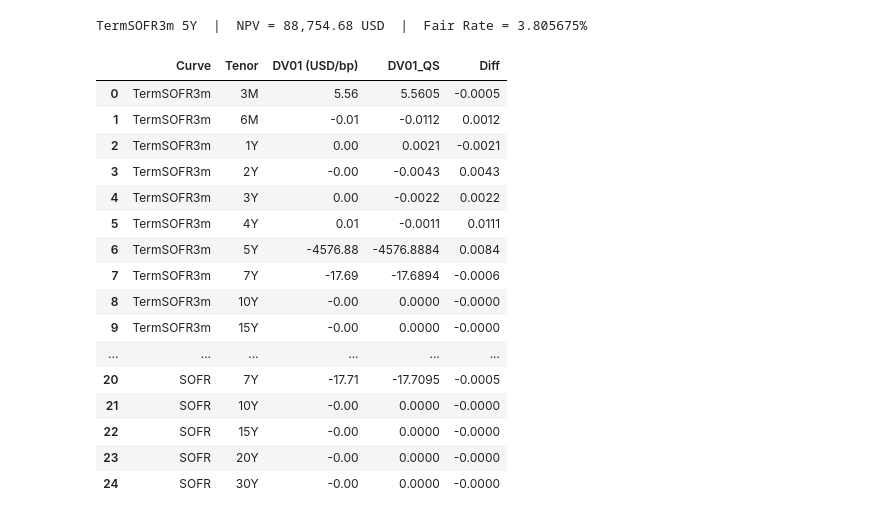
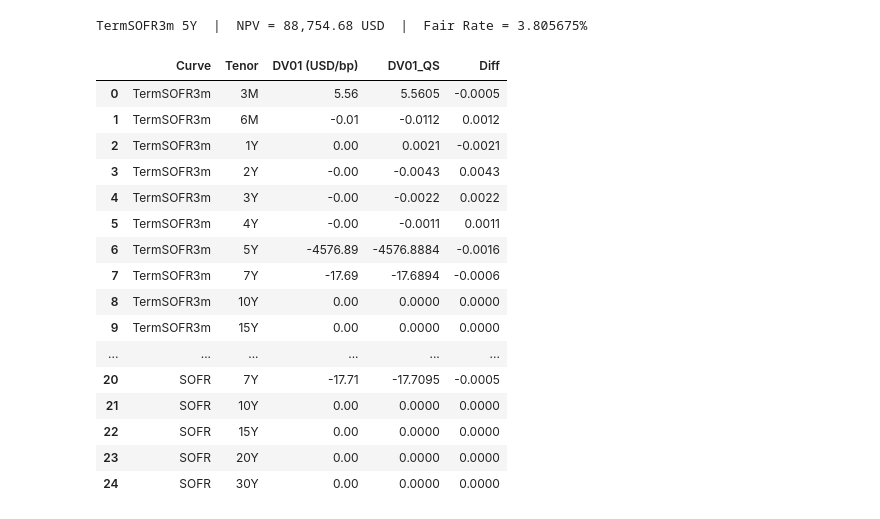
Before and after one commit to jmelo11/quantsupport, a Jupyter notebook: examples/sensitivity/bechmark/sensitivity.ipynb, the cells around one changed output. Cells and saved outputs as stored; diff of their text form; code cells hidden in the pictures.

```diff
--- a/examples/sensitivity/bechmark/sensitivity.ipynb
+++ b/examples/sensitivity/bechmark/sensitivity.ipynb
@@ -176,14 +202,16 @@ SOFR OIS 5Y  |  NPV = 342.60 USD  |  Fair Rate = 3.779250%
 sofr_tenors  = ["1D","3M","6M","1Y","2Y","3Y","4Y","5Y","7Y","10Y","15Y","20Y","30Y"]
 sofr_quotes  = curves['SOFR']['quotes']
 bump = 1e-4
-base_npv = sofr_swap.NPV()
 sofr_swap_rows = []
 for tenor, q in zip(sofr_tenors, sofr_quotes):
     rq = q['rate']
     orig = rq.value()
     rq.setValue(orig + bump)
-    dv01 = sofr_swap.NPV() - base_npv
+    v_up = sofr_swap.NPV()
+    rq.setValue(orig - bump)
+    v_down = sofr_swap.NPV()
     rq.setValue(orig)
+    dv01 = (v_up - v_down) / 2
     sofr_swap_rows.append({"Curve": "SOFR", "Tenor": tenor, "Quote": round(orig, 6), "DV01 (USD/bp)": round(dv01, 2)})
 compare_sensitivities(sofr_swap_rows, "SOFR OIS 5Y Swap")
 # %% [output]
@@ -214,47 +242,52 @@ TermSOFR3m 5Y  |  NPV = 88,754.68 USD  |  Fair Rate = 3.805675%
 # %%
 ts3m_tenors  = ["3M","6M","1Y","2Y","3Y","4Y","5Y","7Y","10Y","15Y","20Y","30Y"]
 ts3m_quotes  = curves['TermSOFR3m']['quotes']
-base_npv_ts  = ts3m_swap.NPV()
 
 ts3m_swap_rows = []
 
 # Bump TermSOFR3m (forecast curve)
 for tenor, q in zip(ts3m_tenors, ts3m_quotes):
     rq = q.get('spread', q.get('rate'))
     orig = rq.value()
     rq.setValue(orig + bump)
-    dv01 = ts3m_swap.NPV() - base_npv_ts
+    v_up = ts3m_swap.NPV()
+    rq.setValue(orig - bump)
+    v_down = ts3m_swap.NPV()
     rq.setValue(orig)
+    dv01 = (v_up - v_down) / 2
     ts3m_swap_rows.append({"Curve": "TermSOFR3m", "Tenor": tenor, "DV01 (USD/bp)": round(dv01, 2)})
 
 # Bump SOFR (discount curve)
 for tenor, q in zip(sofr_tenors, sofr_quotes):
     rq = q['rate']
     orig = rq.value()
     rq.setValue(orig + bump)
-    dv01 = ts3m_swap.NPV() - base_npv_ts
+    v_up = ts3m_swap.NPV()
+    rq.setValue(orig - bump)
+    v_down = ts3m_swap.NPV()
     rq.setValue(orig)
+    dv01 = (v_up - v_down) / 2
     ts3m_swap_rows.append({"Curve": "SOFR", "Tenor": tenor, "DV01 (USD/bp)": round(dv01, 2)})
 
 compare_sensitivities(ts3m_swap_rows, "TermSOFR3m 5Y Swap")
 # %% [output]
 |  | Curve | Tenor | DV01 (USD/bp) | DV01_QS | Diff |
 | 0 | TermSOFR3m | 3M | 5.56 | 5.5605 | -0.0005 |
 | 1 | TermSOFR3m | 6M | -0.01 | -0.0112 | 0.0012 |
 | 2 | TermSOFR3m | 1Y | 0.00 | 0.0021 | -0.0021 |
 | 3 | TermSOFR3m | 2Y | -0.00 | -0.0043 | 0.0043 |
-| 4 | TermSOFR3m | 3Y | 0.00 | -0.0022 | 0.0022 |
-| 5 | TermSOFR3m | 4Y | 0.01 | -0.0011 | 0.0111 |
-| 6 | TermSOFR3m | 5Y | -4576.88 | -4576.8884 | 0.0084 |
+| 4 | TermSOFR3m | 3Y | -0.00 | -0.0022 | 0.0022 |
+| 5 | TermSOFR3m | 4Y | -0.00 | -0.0011 | 0.0011 |
+| 6 | TermSOFR3m | 5Y | -4576.89 | -4576.8884 | -0.0016 |
 | 7 | TermSOFR3m | 7Y | -17.69 | -17.6894 | -0.0006 |
-| 8 | TermSOFR3m | 10Y | -0.00 | 0.0000 | -0.0000 |
-| 9 | TermSOFR3m | 15Y | -0.00 | 0.0000 | -0.0000 |
+| 8 | TermSOFR3m | 10Y | 0.00 | 0.0000 | 0.0000 |
+| 9 | TermSOFR3m | 15Y | 0.00 | 0.0000 | 0.0000 |
 | ... | ... | ... | ... | ... | ... |
 | 20 | SOFR | 7Y | -17.71 | -17.7095 | -0.0005 |
-| 21 | SOFR | 10Y | -0.00 | 0.0000 | -0.0000 |
-| 22 | SOFR | 15Y | -0.00 | 0.0000 | -0.0000 |
-| 23 | SOFR | 20Y | -0.00 | 0.0000 | -0.0000 |
-| 24 | SOFR | 30Y | -0.00 | 0.0000 | -0.0000 |
+| 21 | SOFR | 10Y | 0.00 | 0.0000 | 0.0000 |
+| 22 | SOFR | 15Y | 0.00 | 0.0000 | 0.0000 |
+| 23 | SOFR | 20Y | 0.00 | 0.0000 | 0.0000 |
+| 24 | SOFR | 30Y | 0.00 | 0.0000 | 0.0000 |
 # %%
 clp_notional = 5_000_000_000.0
 clp_fixed_rate = 0.0440
```
Also changed, not shown: parts of 11 cells of this notebook, 11 other files.
